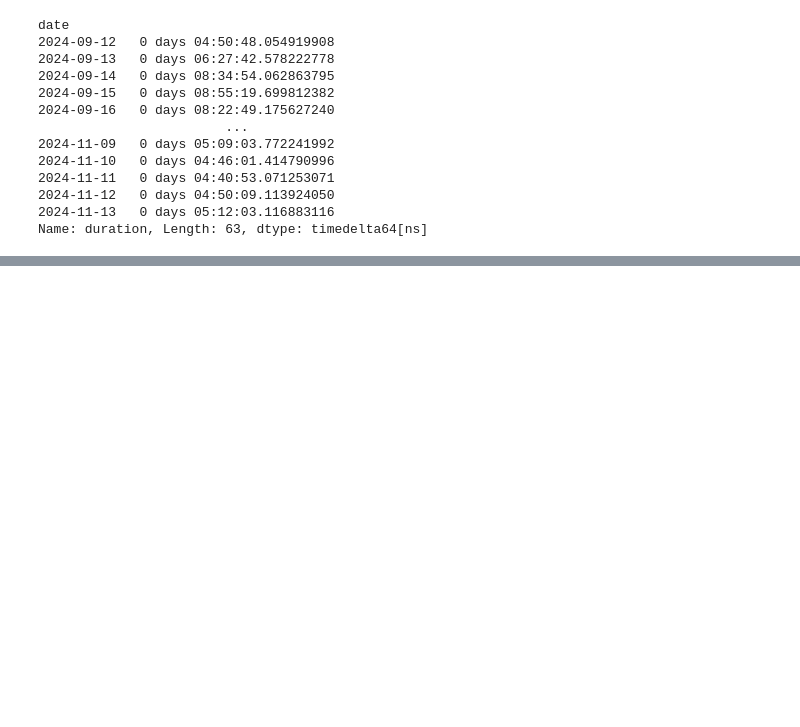
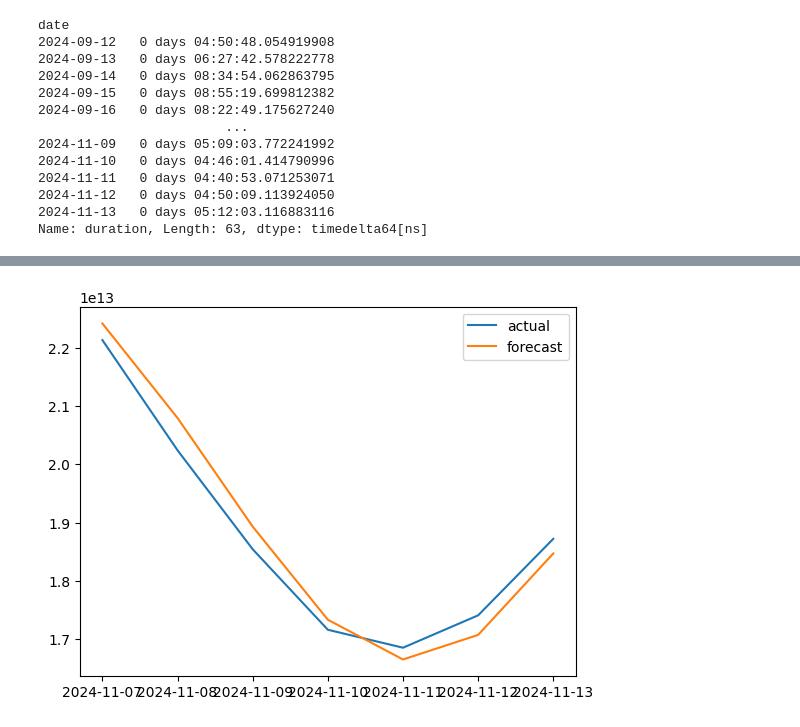
Before and after one commit to balaji1029/dai-homework-4, a Jupyter notebook: q1/1 MJ.ipynb, the cells around one changed output, grey strips where cells are left out. Cells and saved outputs as stored; diff of their text form; code cells hidden in the pictures; blank space fills up the shorter version.

```diff
--- a/q1/1 MJ.ipynb
+++ b/q1/1 MJ.ipynb
@@ -692,3 +700,29 @@ date
 2024-11-12   0 days 04:50:09.113924050
 2024-11-13   0 days 05:12:03.116883116
 Name: duration, Length: 63, dtype: timedelta64[ns]
+# %%
+train_duration = grouped_duration_by_date[:56]
+test_duration = grouped_duration_by_date[56:]
+# %%
+from pmdarima import auto_arima
+auto_model_duration = auto_arima(train_duration,
+                        # start_p=0, max_p=14,    # Range of values for p
+                        # start_q=0, max_q=14,    # Range of values for q
+                        p = None,               # Let auto_arima determine the best p
+                        q = None,               # Let auto_arima determine the best q
+                        d = 0,                # Let auto_arima determine the best d
+                        seasonal=True,         # Enable seasonal differencing
+                        m=7,                   # Weekly seasonality
+                        # start_P=0, max_P=14,    # Range of values for seasonal P
+                        # start_Q=0, max_Q=14,    # Range of values for seasonal Q
+                        P=None,                # Let auto_arima determine the best P
+                        Q=None,                # Let auto_arima determine the best Q
+
+                        D=None,                # Let auto_arima determine the best D
+                        trace=True,            # Print results for each model tested
+                        # error_action='ignore', # Ignore models that don’t fit
+                        suppress_warnings=True,
+                        stepwise=True)         # Stepwise search for faster execution
+
+# Display the best model found
+print(auto_model_duration.summary())
@@ -694,0 +747,9 @@ Name: duration, Length: 63, dtype: timedelta64[ns]
+# %%
+# Forecast the test set
+forecast_duration = auto_model_duration.predict(n_periods=len(test_duration))
+plt.plot(test_duration.index, test_duration, label='actual')
+plt.plot(test_duration.index, forecast_duration, label='forecast')
+plt.legend()
+plt.show()
+# %% [output]
+[figure, added]
```
Also changed, not shown: parts of 6 cells of this notebook.
